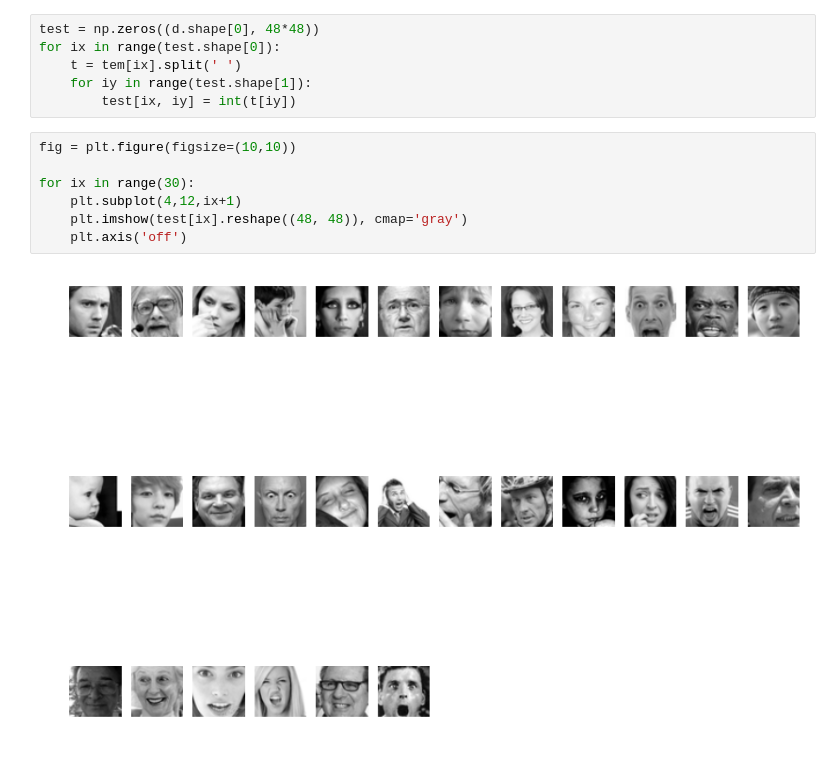
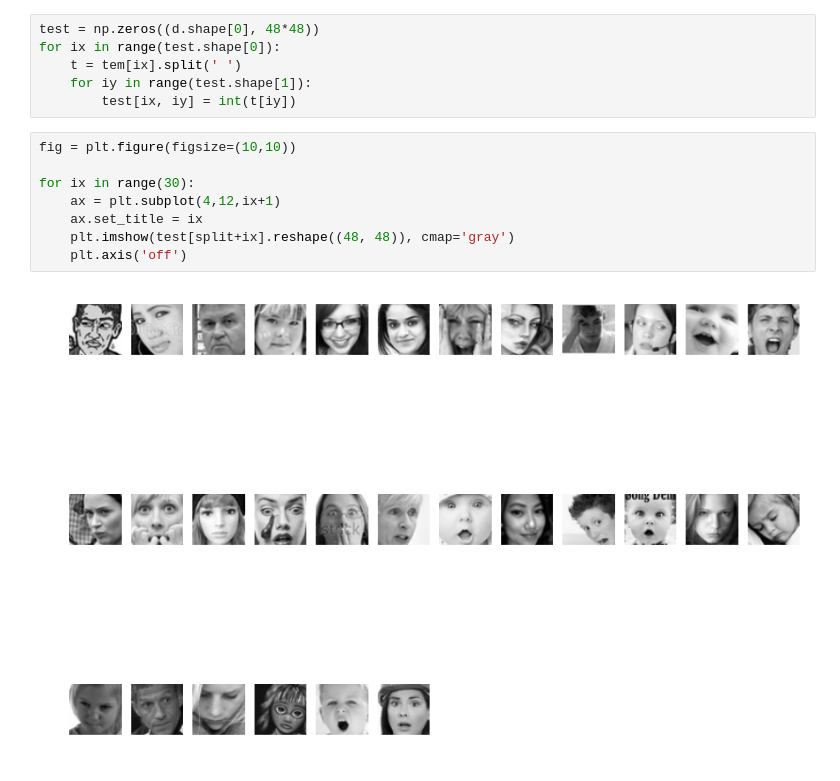
Before and after one commit to sachin-kmr/ML-Facial-Expression-Recognition, a Jupyter notebook: exp_recognition.ipynb, the cells around one changed output. Saved outputs shown, nothing was run; the diff lists cells and outputs as text.

```diff
--- a/exp_recognition.ipynb
+++ b/exp_recognition.ipynb
@@ -193,9 +196,10 @@ for ix in range(test.shape[0]):
 # %%
 fig = plt.figure(figsize=(10,10))
 
 for ix in range(30):
-    plt.subplot(4,12,ix+1)
-    plt.imshow(test[ix].reshape((48, 48)), cmap='gray')
+    ax = plt.subplot(4,12,ix+1)
+    ax.set_title = ix
+    plt.imshow(test[split+ix].reshape((48, 48)), cmap='gray')
     plt.axis('off')
 # %% [output]
-[figure, old version]
+[figure, new version]
```
Also changed, not shown: parts of 6 cells of this notebook.
